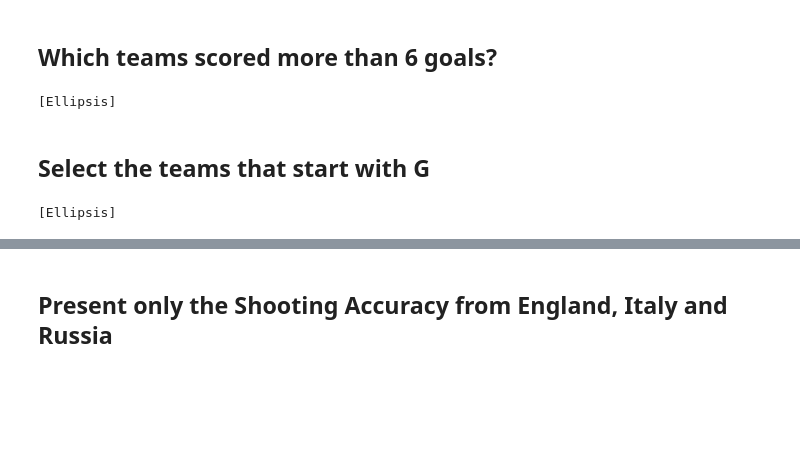
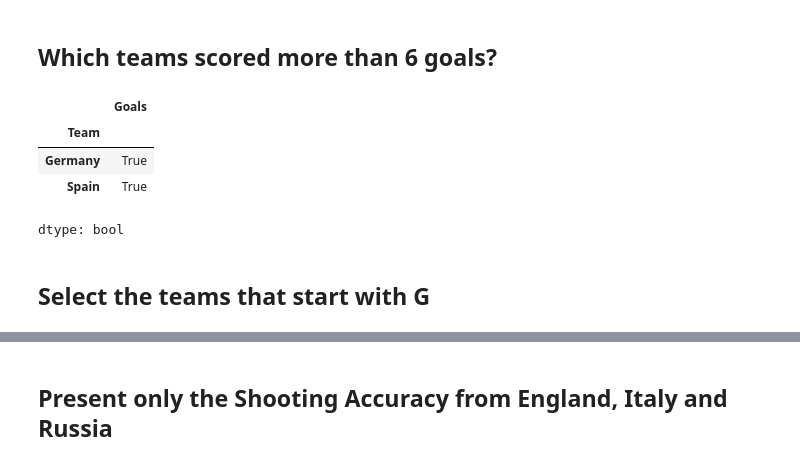
Before and after one commit to leilaalizadeh/Machine-Learning-in-Application, a Jupyter notebook: 0_Pandas_a.ipynb, the cells around one changed output, grey strips where cells are left out. Drawn from its saved outputs; the diff is of its cells as text; code cells hidden in the pictures; blank space fills up the shorter version.

```diff
--- a/0_Pandas_a.ipynb
+++ b/0_Pandas_a.ipynb
@@ -20,12 +52,14 @@ FILEPATH = [...]
 # %% [markdown]
 ## Which teams scored more than 6 goals?
-# %%
-[...]
-# %% [output]
-[Ellipsis]
+# %%
+scores = df.groupby("Team")["Goals"].sum()
+result = scores > 6
+result[result == True]
+# %% [output]
+|  | Goals |
+| Team |  |
+| Germany | True |
+| Spain | True |
+dtype: bool
 # %% [markdown]
 ## Select the teams that start with G
-# %%
-[...]
-# %% [output]
-[Ellipsis]
```
Also changed, not shown: parts of 17 cells of this notebook.
